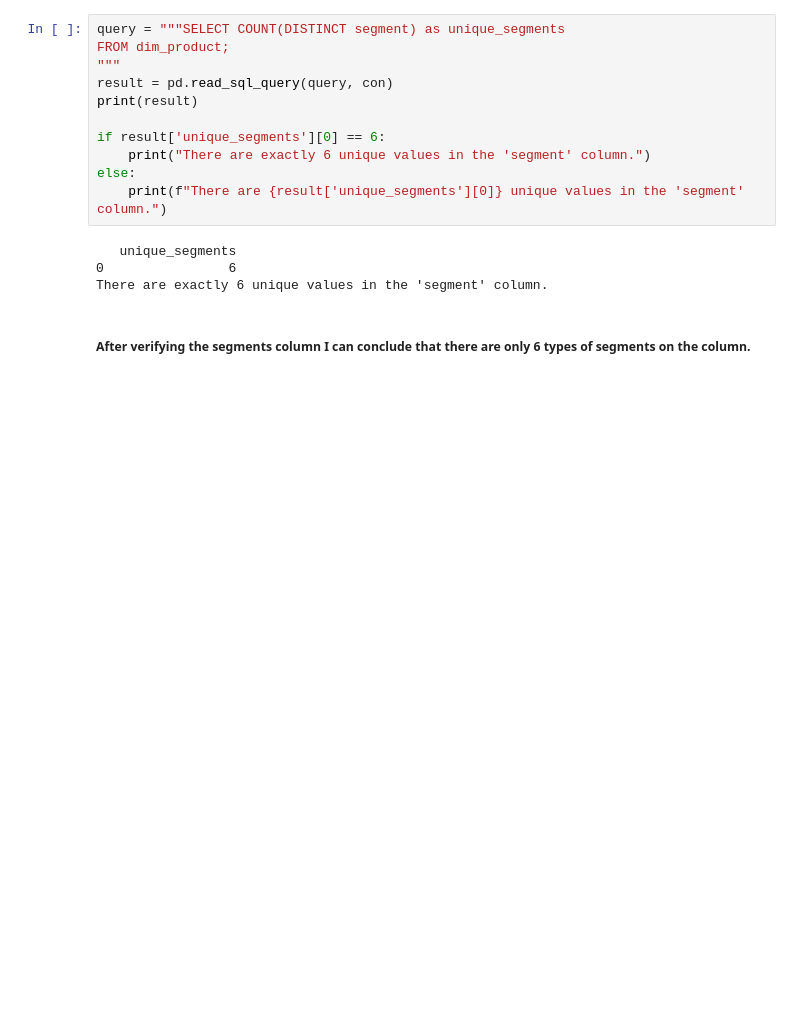
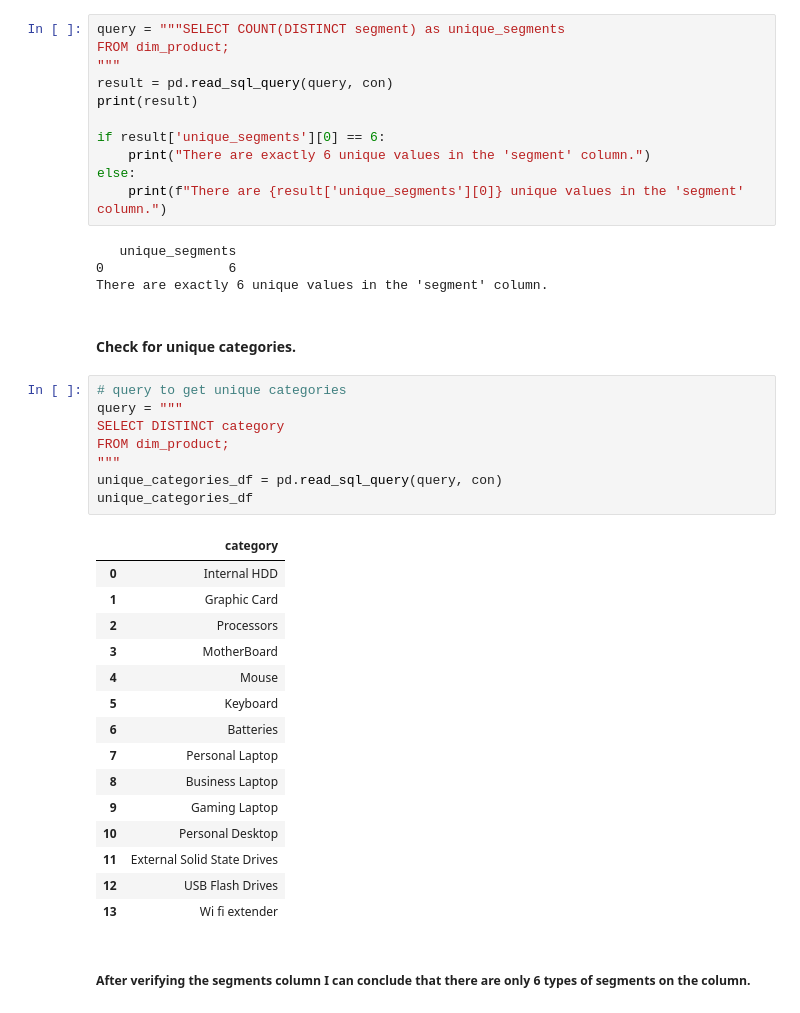
Before and after one commit to CesarChaparro1974/Financial_Analysis_Project, a Jupyter notebook: final_project.ipynb, the cells around one changed output. Saved outputs shown, nothing was run; the diff lists cells and outputs as text; blank space fills up the shorter version.

```diff
--- a/final_project.ipynb
+++ b/final_project.ipynb
@@ -221,6 +221,32 @@ else:
    unique_segments
 0                6
 There are exactly 6 unique values in the 'segment' column.
+# %% [markdown]
+#### Check for unique categories.
+# %%
+# query to get unique categories
+query = """
+SELECT DISTINCT category
+FROM dim_product;
+"""
+unique_categories_df = pd.read_sql_query(query, con)
+unique_categories_df
+# %% [output]
+|  | category |
+| 0 | Internal HDD |
+| 1 | Graphic Card |
+| 2 | Processors |
+| 3 | MotherBoard |
+| 4 | Mouse |
+| 5 | Keyboard |
+| 6 | Batteries |
+| 7 | Personal Laptop |
+| 8 | Business Laptop |
+| 9 | Gaming Laptop |
+| 10 | Personal Desktop |
+| 11 | External Solid State Drives |
+| 12 | USB Flash Drives |
+| 13 | Wi fi extender |
 # %% [markdown]
 ##### After verifying the segments column I can conclude that there are only 6 types of segments on the column.
 # %%
```
Also changed, not shown: parts of 3 cells of this notebook.
